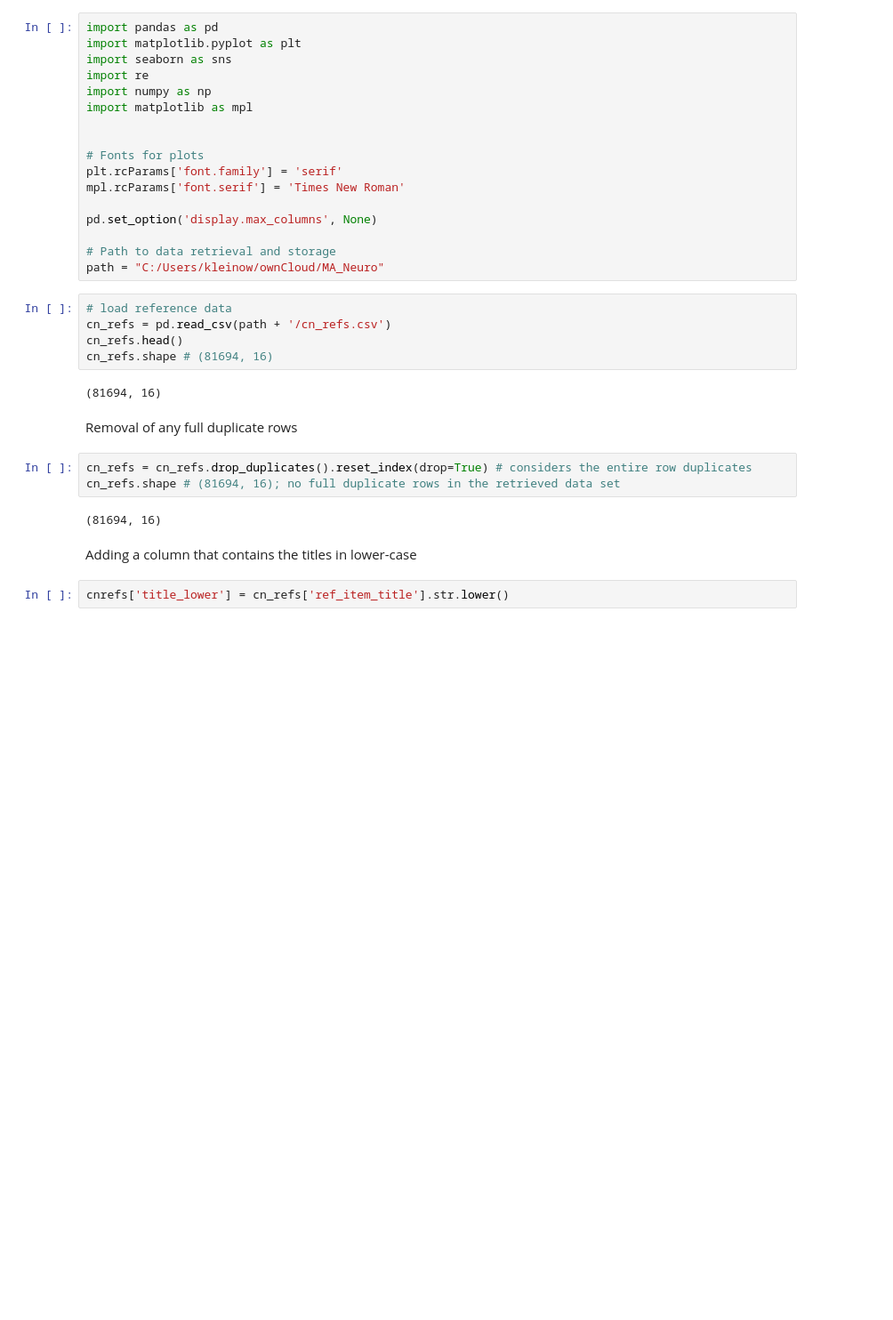
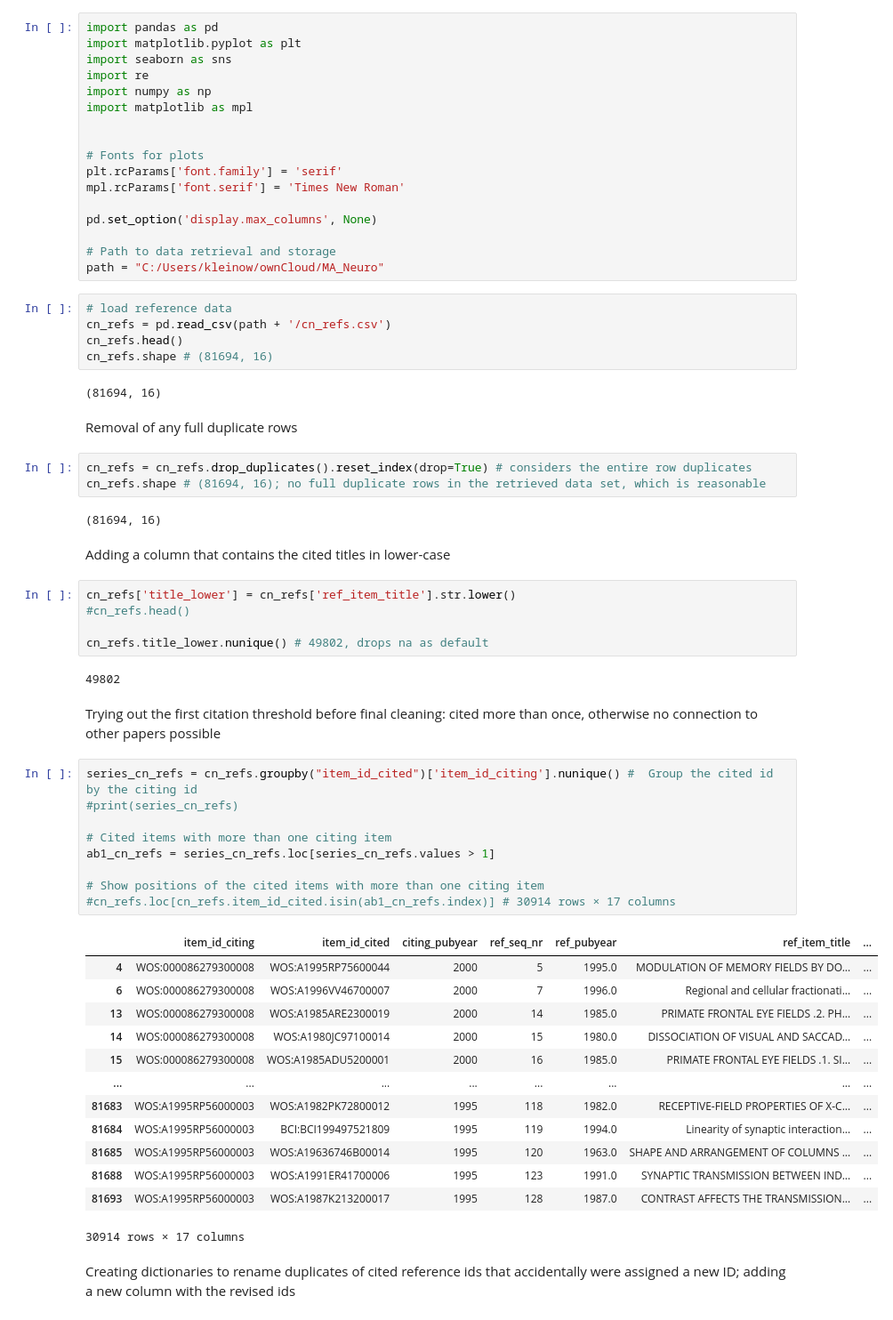
Before and after one commit to vivkow/MA_Neuro, a Jupyter notebook: cn_refs_cleaning.ipynb, the cells around one changed output. Shown: that part at 89% size. Saved outputs shown, nothing was run; the diff lists cells and outputs as text; blank space fills up the shorter version.

```diff
--- a/cn_refs_cleaning.ipynb
+++ b/cn_refs_cleaning.ipynb
@@ -26,10 +26,42 @@ cn_refs.shape # (81694, 16)
 Removal of any full duplicate rows
 # %%
 cn_refs = cn_refs.drop_duplicates().reset_index(drop=True) # considers the entire row duplicates
-cn_refs.shape # (81694, 16); no full duplicate rows in the retrieved data set
+cn_refs.shape # (81694, 16); no full duplicate rows in the retrieved data set, which is reasonable
 # %% [output]
 (81694, 16)
 # %% [markdown]
-Adding a column that contains the titles in lower-case
+Adding a column that contains the cited titles in lower-case
 # %%
-cnrefs['title_lower'] = cn_refs['ref_item_title'].str.lower()
+cn_refs['title_lower'] = cn_refs['ref_item_title'].str.lower()
+#cn_refs.head()
+
+cn_refs.title_lower.nunique() # 49802, drops na as default
+# %% [output]
+49802
+# %% [markdown]
+Trying out the first citation threshold before final cleaning: cited more than once, otherwise no connection to other papers possible
+# %%
+series_cn_refs = cn_refs.groupby("item_id_cited")['item_id_citing'].nunique() #  Group the cited id by the citing id
+#print(series_cn_refs)
+
+# Cited items with more than one citing item
+ab1_cn_refs = series_cn_refs.loc[series_cn_refs.values > 1]
+
+# Show positions of the cited items with more than one citing item
+#cn_refs.loc[cn_refs.item_id_cited.isin(ab1_cn_refs.index)] # 30914 rows × 17 columns
+# %% [output]
+|  | item_id_citing | item_id_cited | citing_pubyear | ref_seq_nr | ref_pubyear | ref_item_title | ... |
+| 4 | WOS:000086279300008 | WOS:A1995RP75600044 | 2000 | 5 | 1995.0 | MODULATION OF MEMORY FIELDS BY DO... | ... |
+| 6 | WOS:000086279300008 | WOS:A1996VV46700007 | 2000 | 7 | 1996.0 | Regional and cellular fractionati... | ... |
+| 13 | WOS:000086279300008 | WOS:A1985ARE2300019 | 2000 | 14 | 1985.0 | PRIMATE FRONTAL EYE FIELDS .2. PH... | ... |
+| 14 | WOS:000086279300008 | WOS:A1980JC97100014 | 2000 | 15 | 1980.0 | DISSOCIATION OF VISUAL AND SACCAD... | ... |
+| 15 | WOS:000086279300008 | WOS:A1985ADU5200001 | 2000 | 16 | 1985.0 | PRIMATE FRONTAL EYE FIELDS .1. SI... | ... |
+| ... | ... | ... | ... | ... | ... | ... | ... |
+| 81683 | WOS:A1995RP56000003 | WOS:A1982PK72800012 | 1995 | 118 | 1982.0 | RECEPTIVE-FIELD PROPERTIES OF X-C... | ... |
+| 81684 | WOS:A1995RP56000003 | BCI:BCI199497521809 | 1995 | 119 | 1994.0 | Linearity of synaptic interaction... | ... |
+| 81685 | WOS:A1995RP56000003 | WOS:A19636746B00014 | 1995 | 120 | 1963.0 | SHAPE AND ARRANGEMENT OF COLUMNS ... | ... |
+| 81688 | WOS:A1995RP56000003 | WOS:A1991ER41700006 | 1995 | 123 | 1991.0 | SYNAPTIC TRANSMISSION BETWEEN IND... | ... |
+| 81693 | WOS:A1995RP56000003 | WOS:A1987K213200017 | 1995 | 128 | 1987.0 | CONTRAST AFFECTS THE TRANSMISSION... | ... |
+30914 rows × 17 columns
+# %% [markdown]
+Creating dictionaries to rename duplicates of cited reference ids that accidentally were assigned a new ID; adding a new column with the revised ids
```
Also changed, not shown: parts of 15 cells of this notebook.
